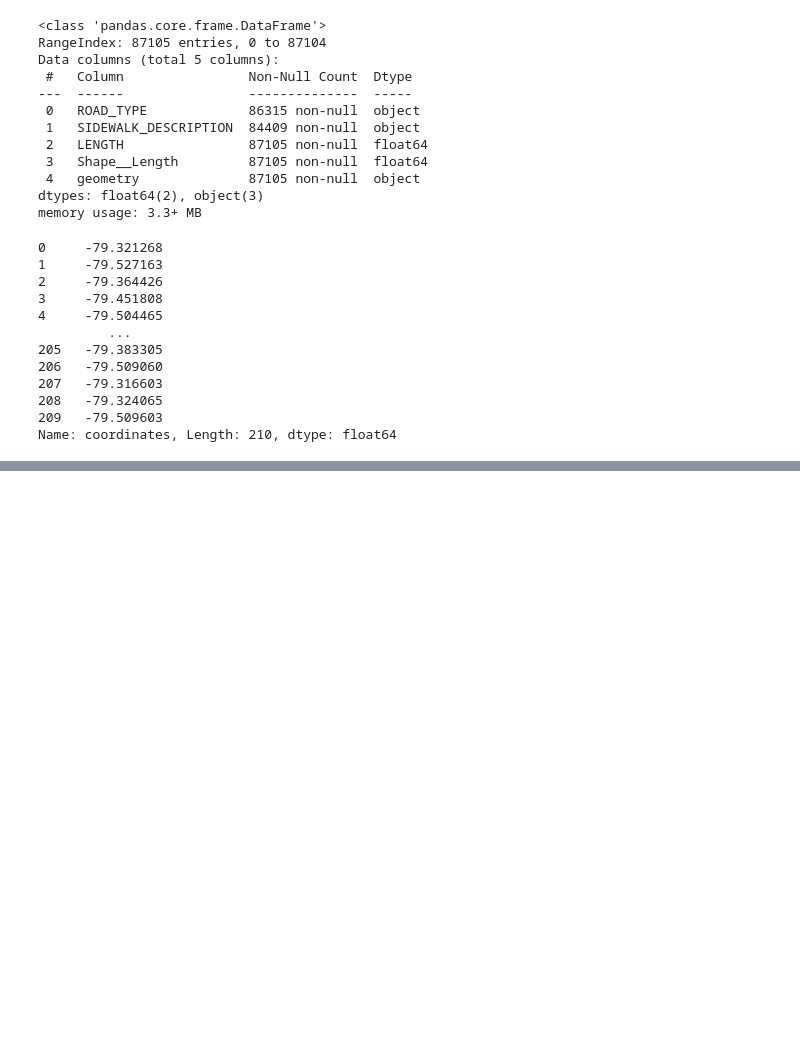
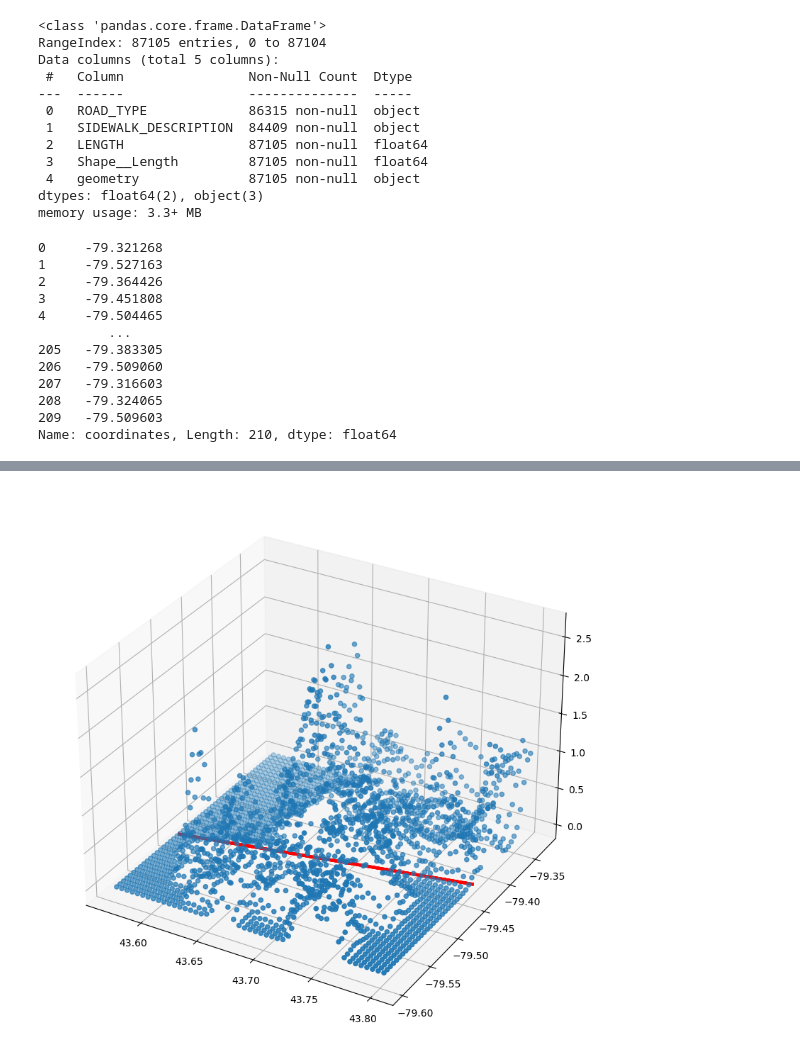
Before and after one commit to geotrieu/transit-ai, a Jupyter notebook: src/preprocessing.ipynb, the cells around one changed output, grey strips where cells are left out. Cells and saved outputs as stored; diff of their text form; code cells hidden in the pictures; blank space fills up the shorter version.

Commit message:
added linear regression

```diff
--- a/src/preprocessing.ipynb
+++ b/src/preprocessing.ipynb
@@ -197,3 +196,17 @@ ax.scatter(scores["lat"], scores["long"], scores["score"])
 # %% [output]
 <mpl_toolkits.mplot3d.art3d.Path3DCollection at 0x...>
 [figure]
+# %%
+regr = LinearRegression()
+lats = scores["lat"].values.reshape(-1, 1)
+longs = scores["long"].values.reshape(-1, 1)
+regr.fit(lats, longs, scores["score"])
+x_begin = lats[0]
+x_end = lats[-1]
+y_begin = regr.predict(x_begin.reshape(1, -1)).item()
+y_end = regr.predict(x_end.reshape(1, -1)).item()
+ax.plot([x_begin.item(), x_end.item()], [y_begin, y_end], [0, 0], color='red', linewidth=3)
+
+fig
+# %% [output]
+[figure, added]
```
Also changed, not shown: parts of 11 cells of this notebook.
